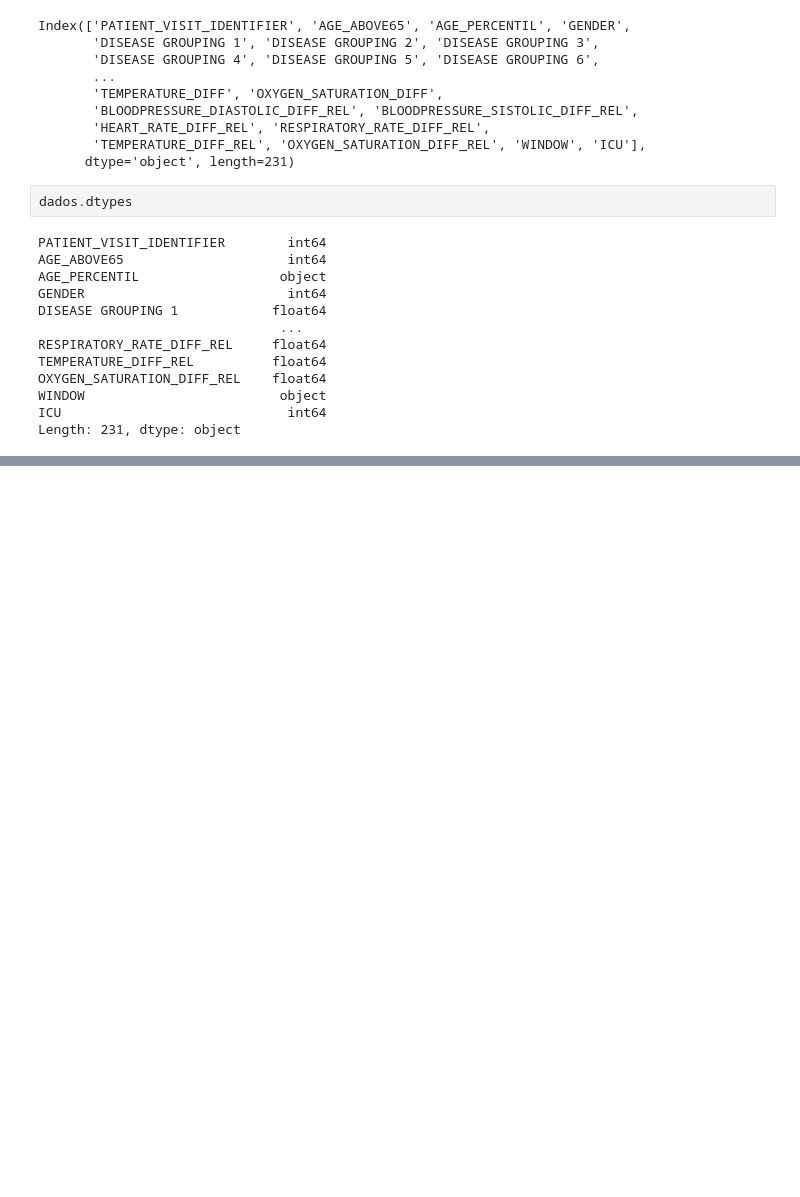
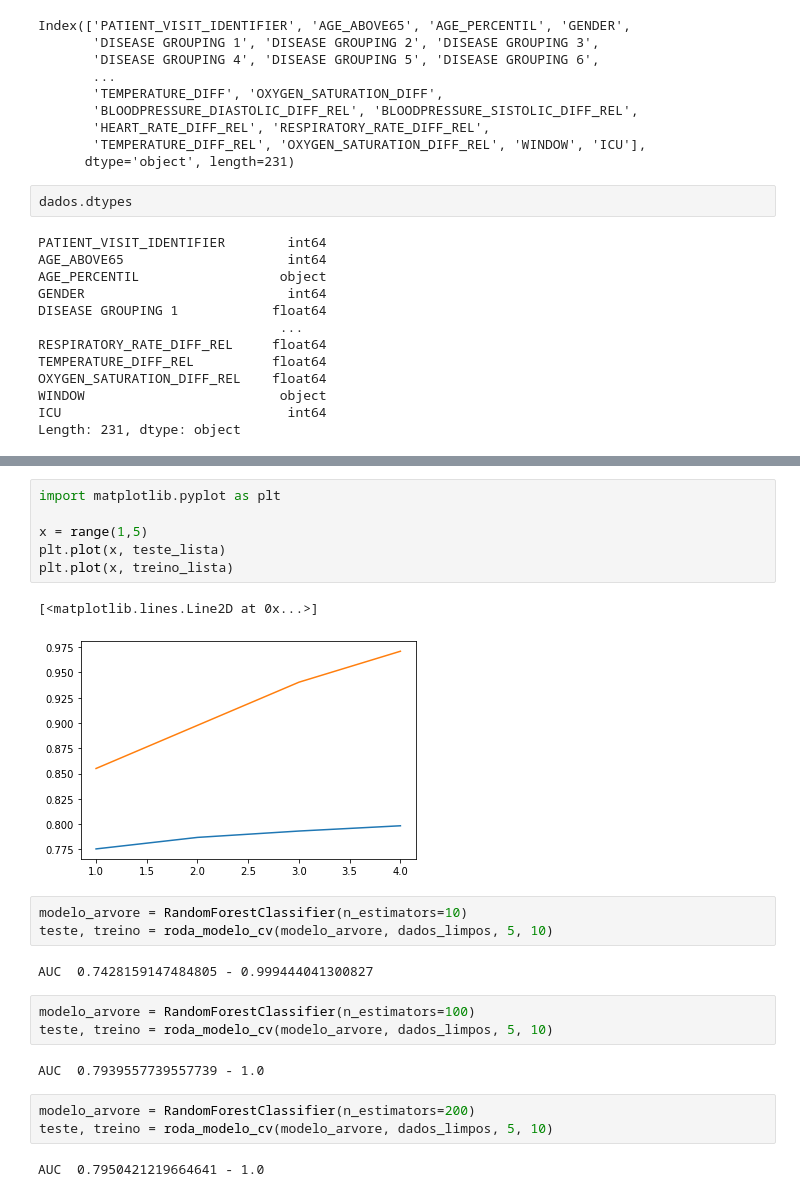
Before and after one commit to ricardosaj/ProjetoFinalBootcampAluraDataScience, a Jupyter notebook: ProjetoBCFinal.ipynb, the cells around one changed output, grey strips where cells are left out. Drawn from its saved outputs; the diff is of its cells as text; blank space fills up the shorter version.

```diff
--- a/ProjetoBCFinal.ipynb
+++ b/ProjetoBCFinal.ipynb
@@ -850,0 +465,24 @@ selecao_RF2.cria_salva_modelo_final('modelo_RF_2_4.joblib')
+# %%
+import matplotlib.pyplot as plt
+
+x = range(1,5)
+plt.plot(x, teste_lista)
+plt.plot(x, treino_lista)
+# %% [output]
+[<matplotlib.lines.Line2D at 0x...>]
+[figure, added]
+# %%
+modelo_arvore = RandomForestClassifier(n_estimators=10)
+teste, treino = roda_modelo_cv(modelo_arvore, dados_limpos, 5, 10)
+# %% [output]
+AUC  0.7428159147484805 - 0.999444041300827
+# %%
+modelo_arvore = RandomForestClassifier(n_estimators=100)
+teste, treino = roda_modelo_cv(modelo_arvore, dados_limpos, 5, 10)
+# %% [output]
+AUC  0.7939557739557739 - 1.0
+# %%
+modelo_arvore = RandomForestClassifier(n_estimators=200)
+teste, treino = roda_modelo_cv(modelo_arvore, dados_limpos, 5, 10)
+# %% [output]
+AUC  0.7950421219664641 - 1.0
```
Also changed, not shown: parts of 84 cells of this notebook.
